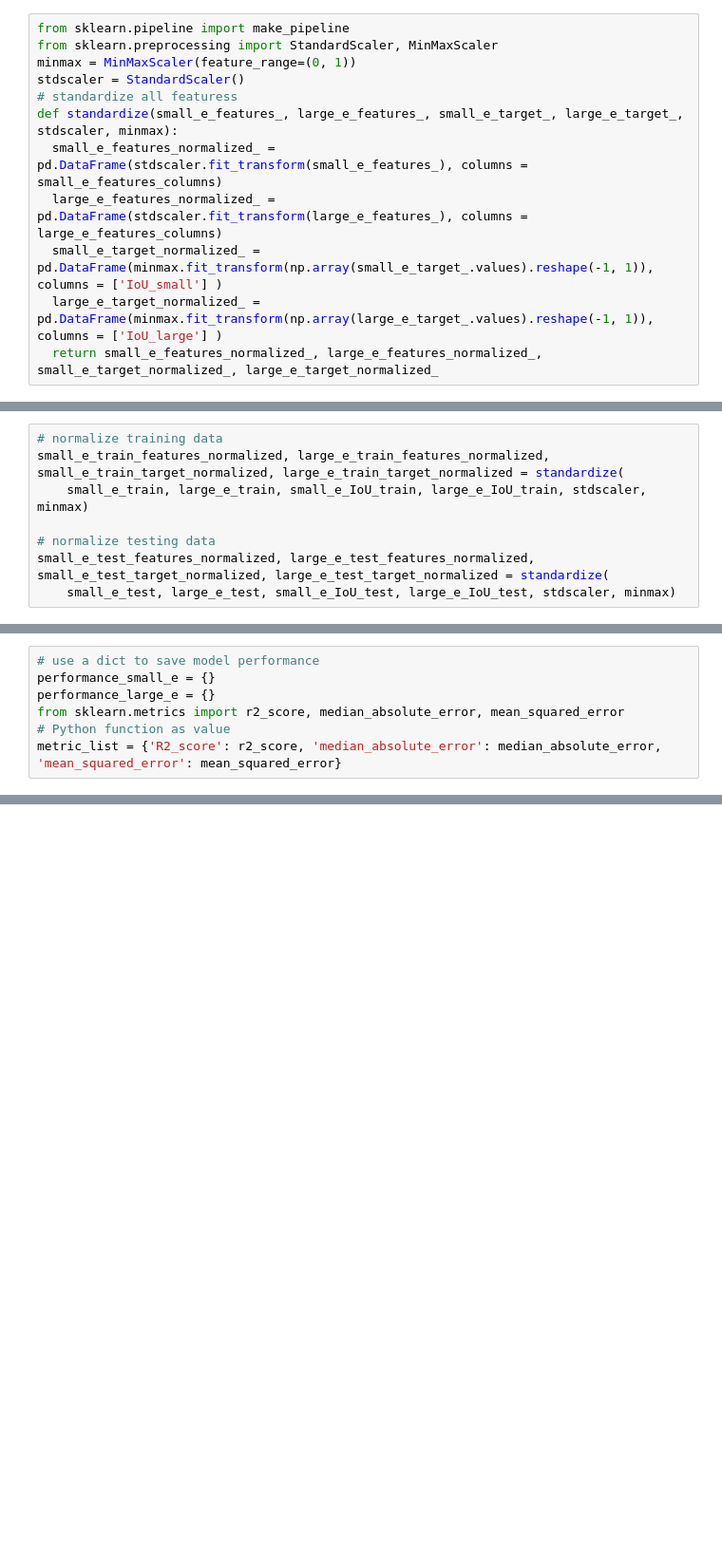
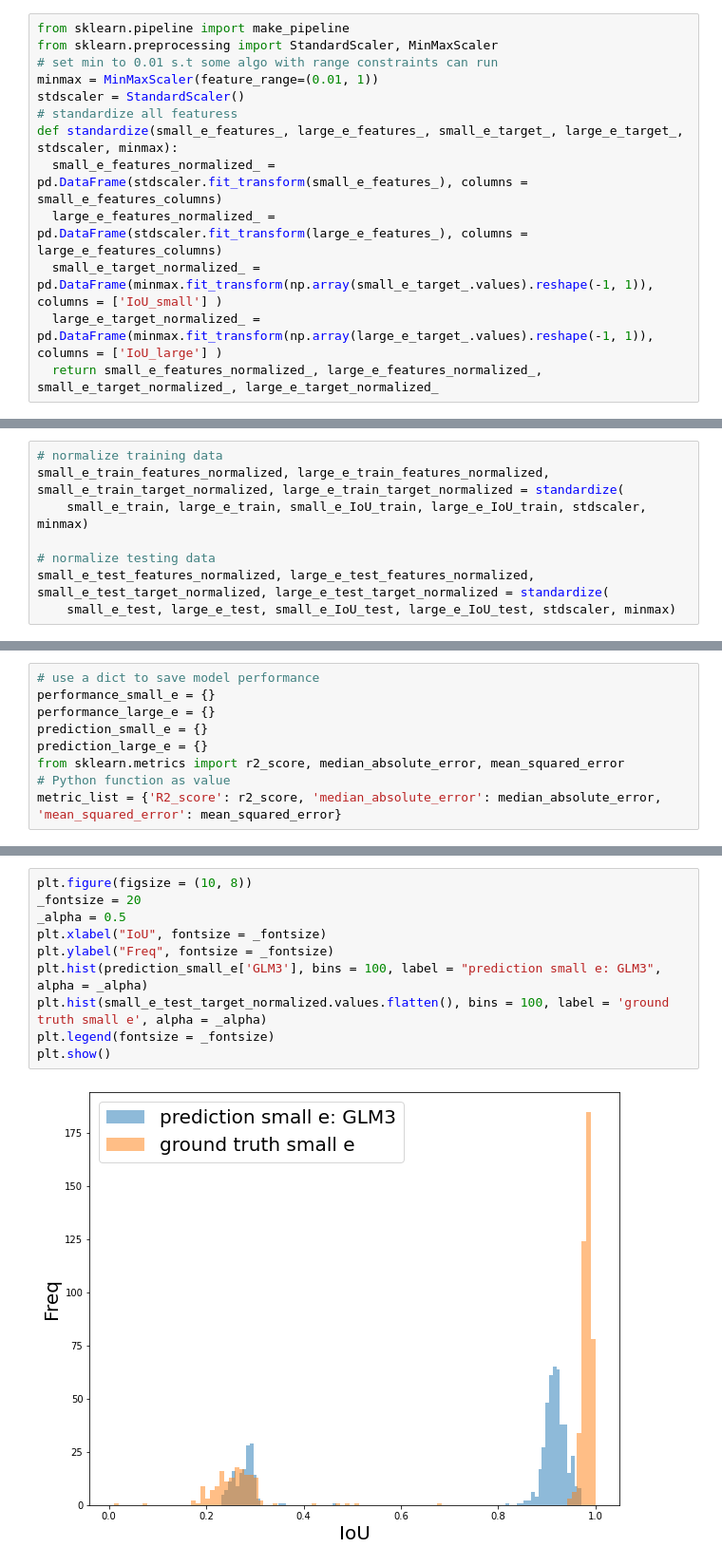
Before and after one commit to ZijianDu/C-in-C-KPI, a Jupyter notebook: KPI.ipynb, the cells around one changed output, grey strips where cells are left out. Shown at 95% size. Drawn from its saved outputs; the diff is of its cells as text; blank space fills up the shorter version.

```diff
--- a/KPI.ipynb
+++ b/KPI.ipynb
@@ -78,7 +83,8 @@ large_e_train, large_e_test, large_e_gt_train, large_e_gt_test, large_e_IoU_trai
 # %%
 from sklearn.pipeline import make_pipeline
 from sklearn.preprocessing import StandardScaler, MinMaxScaler
-minmax = MinMaxScaler(feature_range=(0, 1))
+# set min to 0.01 s.t some algo with range constraints can run
+minmax = MinMaxScaler(feature_range=(0.01, 1))
 stdscaler = StandardScaler()
 # standardize all featuress
 def standardize(small_e_features_, large_e_features_, small_e_target_, large_e_target_, stdscaler, minmax):
@@ -146,6 +153,8 @@ plt.show()
 # use a dict to save model performance
 performance_small_e = {}
 performance_large_e = {}
+prediction_small_e = {}
+prediction_large_e = {}
 from sklearn.metrics import r2_score, median_absolute_error, mean_squared_error
 # Python function as value
 metric_list = {'R2_score': r2_score, 'median_absolute_error': median_absolute_error, 'mean_squared_error': mean_squared_error}
@@ -201,0 +275,12 @@ Elastic = linear_model.ElasticNetCV(cv = 5, random_state = 0, verbose = 1)
+# %%
+plt.figure(figsize = (10, 8))
+_fontsize = 20
+_alpha = 0.5
+plt.xlabel("IoU", fontsize = _fontsize)
+plt.ylabel("Freq", fontsize = _fontsize)
+plt.hist(prediction_small_e['GLM3'], bins = 100, label = "prediction small e: GLM3", alpha = _alpha)
+plt.hist(small_e_test_target_normalized.values.flatten(), bins = 100, label = 'ground truth small e', alpha = _alpha)
+plt.legend(fontsize = _fontsize)
+plt.show()
+# %% [output]
+[figure, added]
```
Also changed, not shown: parts of 26 cells of this notebook.
